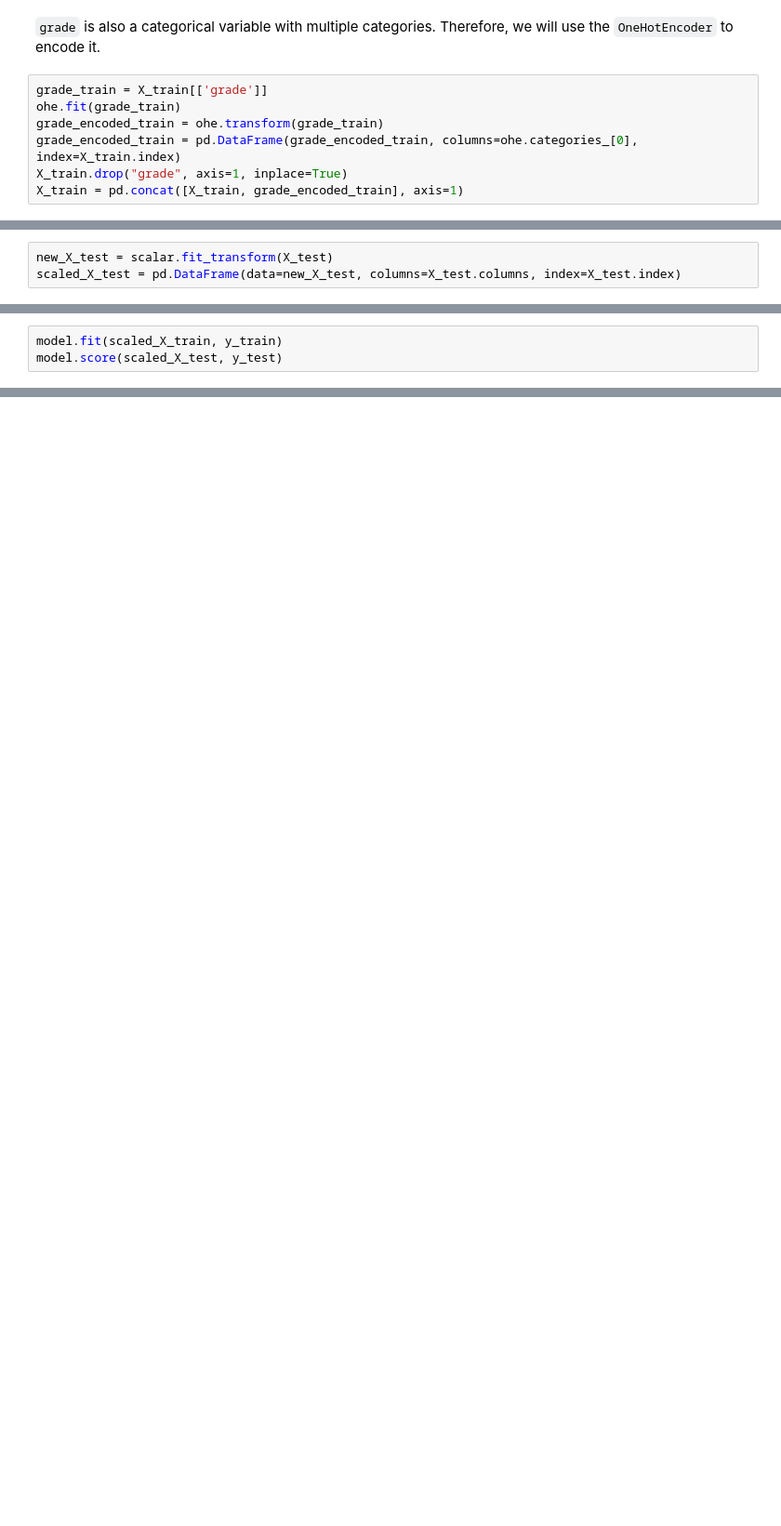
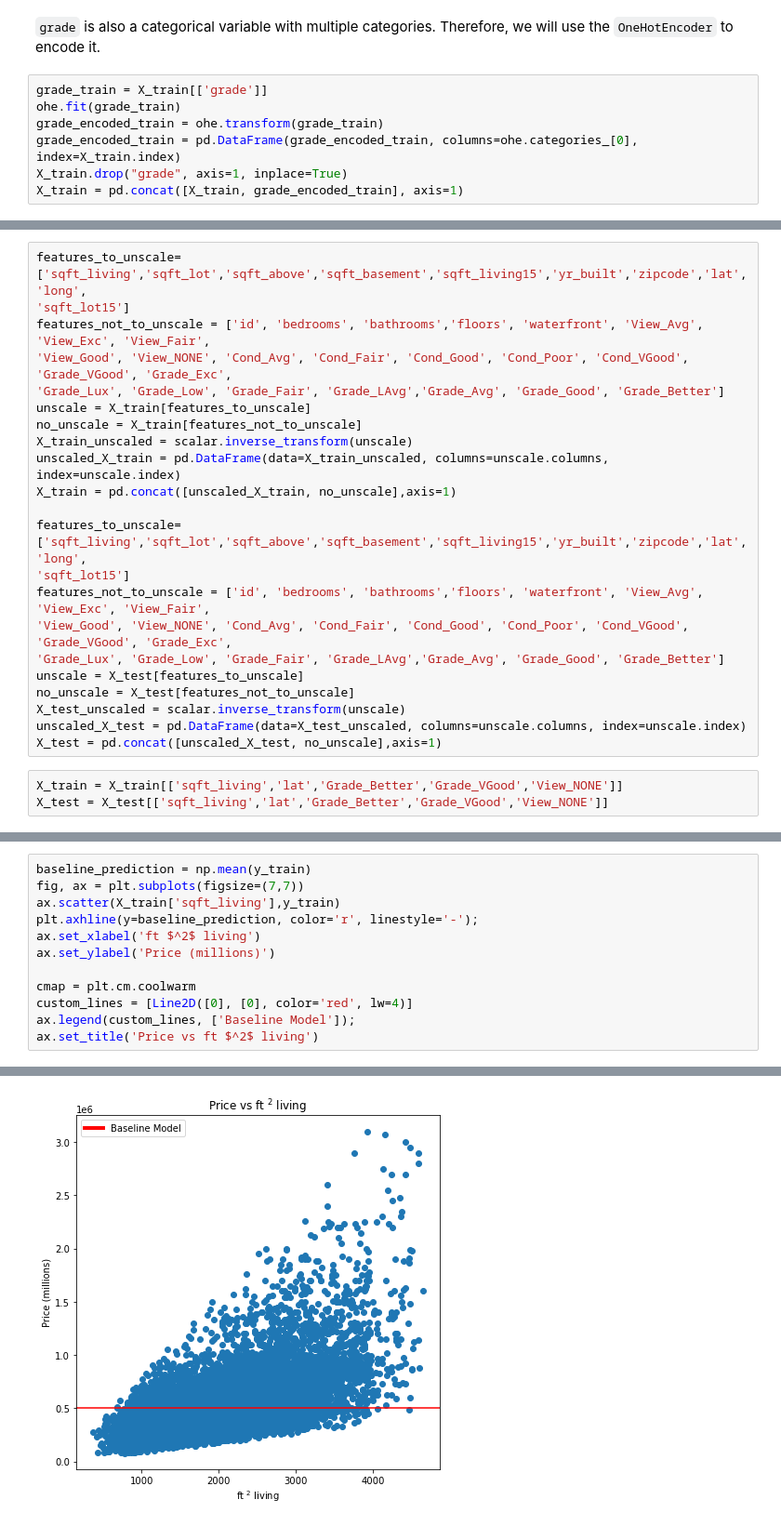
Before and after one commit to theobigdog/DS_083021_Phase2_Project, a Jupyter notebook: IndividualJupyters/High_end_edits.ipynb, the cells around one changed output, grey strips where cells are left out. Shown at 93% size. Saved outputs shown, nothing was run; the diff lists cells and outputs as text; blank space fills up the shorter version.

```diff
--- a/IndividualJupyters/High_end_edits.ipynb
+++ b/IndividualJupyters/High_end_edits.ipynb
@@ -489,3 +405,0 @@ scaled_X_train = pd.DataFrame(data=new_X_train, columns=X_train.columns, index=X
-# %%
-new_X_test = scalar.fit_transform(X_test)
-scaled_X_test = pd.DataFrame(data=new_X_test, columns=X_test.columns, index=X_test.index)
@@ -517,3 +405,0 @@ scaled_X_train.head()
-# %%
-model.fit(scaled_X_train, y_train)
-model.score(scaled_X_test, y_test)
@@ -1000,0 +502,25 @@ pd.Series(vif, index=rename_drop.columns, name = "Variance Inflation Factor")
+# %%
+features_to_unscale=['sqft_living','sqft_lot','sqft_above','sqft_basement','sqft_living15','yr_built','zipcode','lat','long',
+'sqft_lot15']
+features_not_to_unscale = ['id', 'bedrooms', 'bathrooms','floors', 'waterfront', 'View_Avg', 'View_Exc', 'View_Fair',
+'View_Good', 'View_NONE', 'Cond_Avg', 'Cond_Fair', 'Cond_Good', 'Cond_Poor', 'Cond_VGood', 'Grade_VGood', 'Grade_Exc',
+'Grade_Lux', 'Grade_Low', 'Grade_Fair', 'Grade_LAvg','Grade_Avg', 'Grade_Good', 'Grade_Better']
+unscale = X_train[features_to_unscale]
+no_unscale = X_train[features_not_to_unscale]
+X_train_unscaled = scalar.inverse_transform(unscale)
+unscaled_X_train = pd.DataFrame(data=X_train_unscaled, columns=unscale.columns, index=unscale.index)
+X_train = pd.concat([unscaled_X_train, no_unscale],axis=1)
+
+features_to_unscale=['sqft_living','sqft_lot','sqft_above','sqft_basement','sqft_living15','yr_built','zipcode','lat','long',
+'sqft_lot15']
+features_not_to_unscale = ['id', 'bedrooms', 'bathrooms','floors', 'waterfront', 'View_Avg', 'View_Exc', 'View_Fair',
+'View_Good', 'View_NONE', 'Cond_Avg', 'Cond_Fair', 'Cond_Good', 'Cond_Poor', 'Cond_VGood', 'Grade_VGood', 'Grade_Exc',
+'Grade_Lux', 'Grade_Low', 'Grade_Fair', 'Grade_LAvg','Grade_Avg', 'Grade_Good', 'Grade_Better']
+unscale = X_test[features_to_unscale]
+no_unscale = X_test[features_not_to_unscale]
+X_test_unscaled = scalar.inverse_transform(unscale)
+unscaled_X_test = pd.DataFrame(data=X_test_unscaled, columns=unscale.columns, index=unscale.index)
+X_test = pd.concat([unscaled_X_test, no_unscale],axis=1)
+# %%
+X_train = X_train[['sqft_living','lat','Grade_Better','Grade_VGood','View_NONE']]
+X_test = X_test[['sqft_living','lat','Grade_Better','Grade_VGood','View_NONE']]
@@ -1000,0 +531,13 @@ pd.Series(vif, index=rename_drop.columns, name = "Variance Inflation Factor")
+# %%
+baseline_prediction = np.mean(y_train)
+fig, ax = plt.subplots(figsize=(7,7))
+ax.scatter(X_train['sqft_living'],y_train)
+plt.axhline(y=baseline_prediction, color='r', linestyle='-');
+ax.set_xlabel('ft $^2$ living')
+ax.set_ylabel('Price (millions)')
+
+cmap = plt.cm.coolwarm
+custom_lines = [Line2D([0], [0], color='red', lw=4)]
+ax.legend(custom_lines, ['Baseline Model']);
+ax.set_title('Price vs ft $^2$ living')
+# %% [output]
@@ -1000,0 +545 @@ pd.Series(vif, index=rename_drop.columns, name = "Variance Inflation Factor")
+[figure, added]
```
Also changed, not shown: parts of 157 cells of this notebook.
